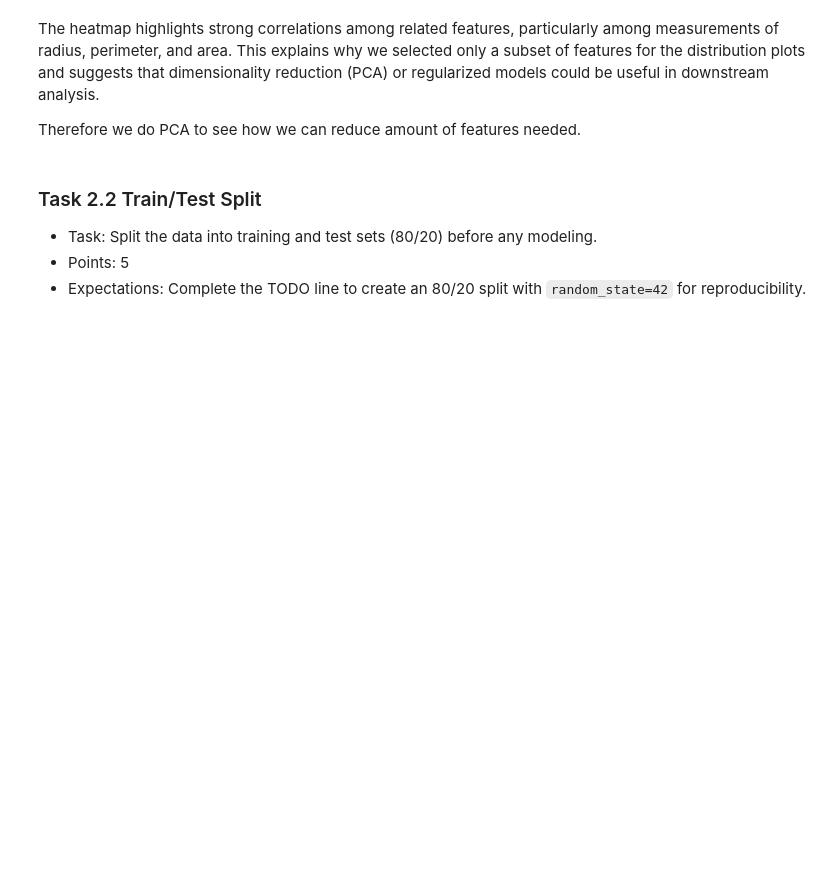
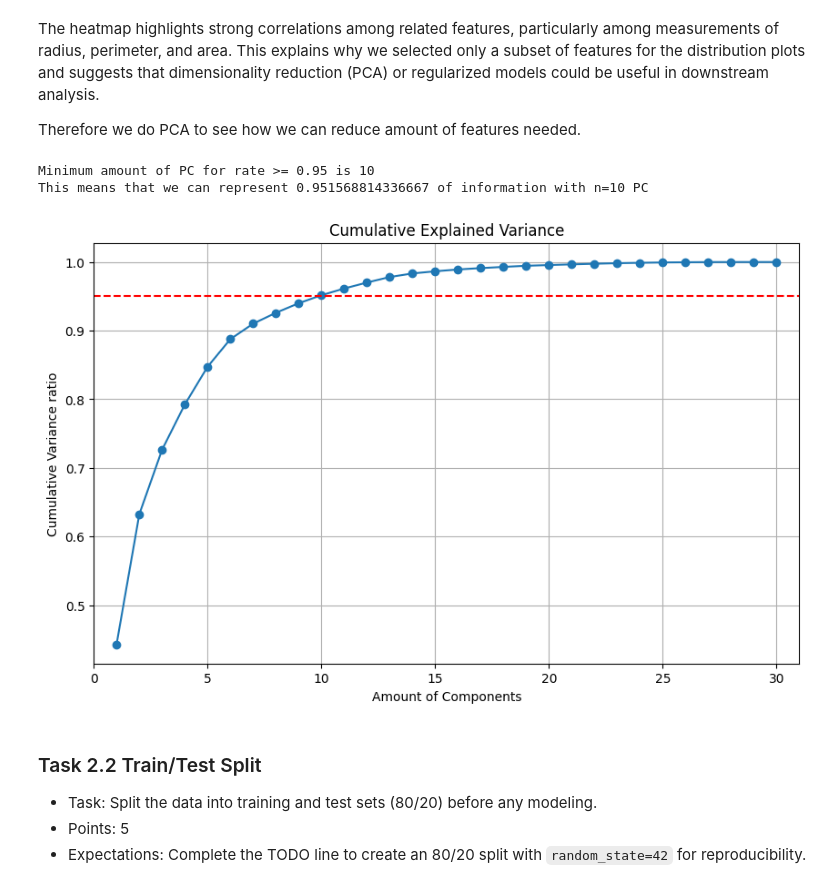
Before and after one commit to Decissions101/Assignment01, a Jupyter notebook: assignments/assignment01/assignment01.ipynb, the cells around one changed output. Drawn from its saved outputs; the diff is of its cells as text; code cells hidden in the pictures; blank space fills up the shorter version.

```diff
--- a/assignments/assignment01/assignment01.ipynb
+++ b/assignments/assignment01/assignment01.ipynb
@@ -401,34 +401,41 @@ dataScaled = scaler.fit_transform(data)
 pca = PCA()
 dataPca = pca.fit_transform(dataScaled)
 
 # Calculate Variances
 explainedVar = pca.explained_variance_ratio_
 cumulativeVar = np.cumsum(explainedVar)
 
 # Plot
-pmin=0.99
+pmin=0.95
 plt.figure(figsize=(10, 6))
 plt.plot(range(1,
             len(cumulativeVar) + 1),
             cumulativeVar,
             marker='o',
             linestyle='-'
         )
 plt.axhline(y=pmin,
                 color='r',
                 linestyle='--'
             )
 plt.grid()
 plt.xlim(0,31)
+plt.title("Cumulative Explained Variance")
+plt.xlabel("Amount of Components")
+plt.ylabel("Cumulative Variance ratio")
 # plt.xticks(ticks=range(1,30,2))
 
 # Find when we have enough PCs (cumVar>=pmin)
 cumVarMin = cumVarCount = 0
 while cumVarMin < pmin:
     cumVarMin = cumulativeVar[cumVarCount]
     # print(cumVarMin)
     cumVarCount +=1
 print(f"Minimum amount of PC for rate >= {pmin} is {cumVarCount}\nThis means that we can represent {cumVarMin} of information with n={cumVarCount} PC")
+# %% [output]
+Minimum amount of PC for rate >= 0.95 is 10
+This means that we can represent 0.951568814336667 of information with n=10 PC
+[figure, added]
 # %% [markdown]
 ### Task 2.2 Train/Test Split
 
```
Also changed, not shown: parts of 2 cells of this notebook.
